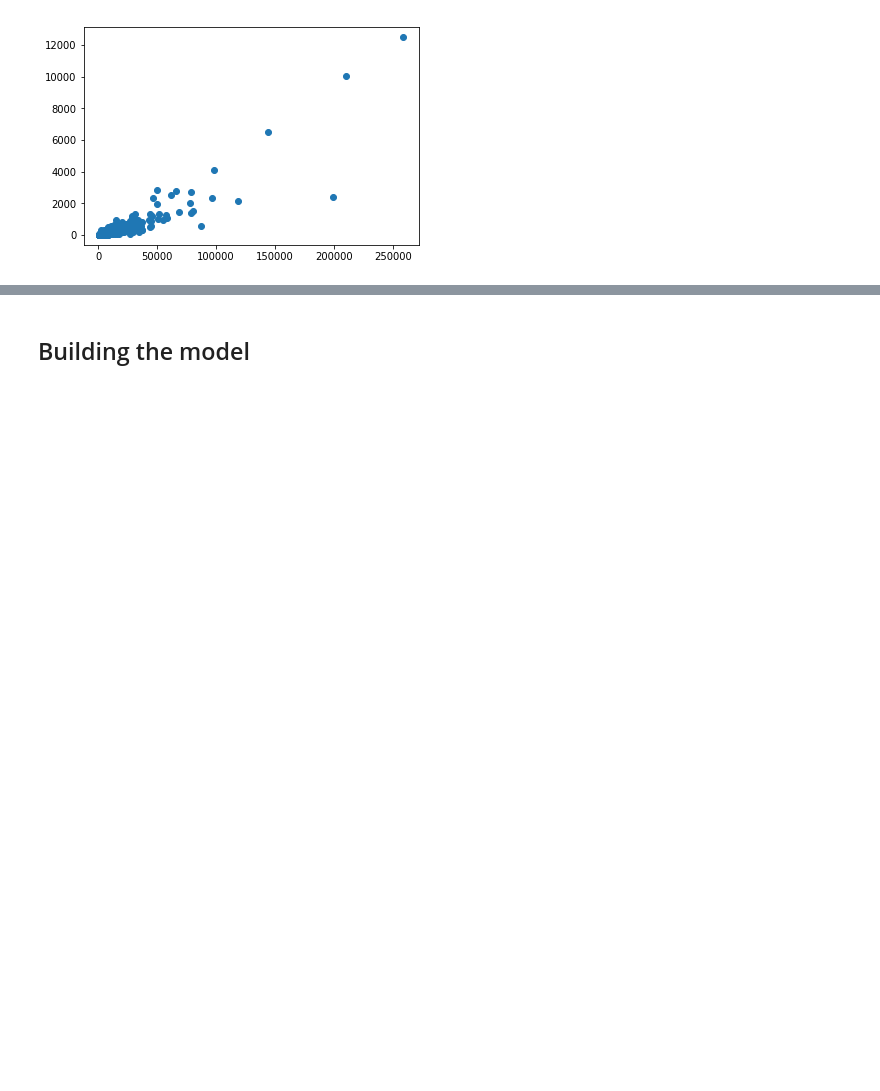
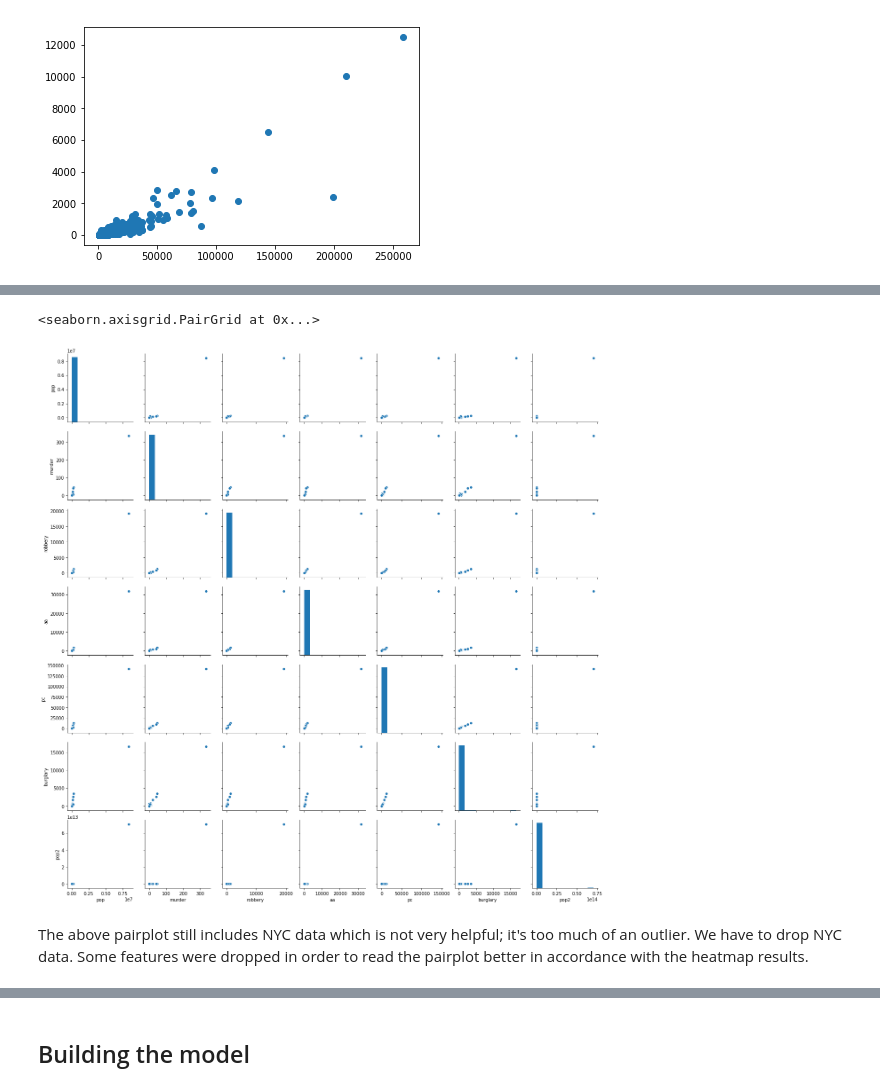
Before and after one commit to etterfred/Thinkful, a Jupyter notebook: 2.4.4 - Property crime prediction model.ipynb, the cells around one changed output, grey strips where cells are left out. Cells and saved outputs as stored; diff of their text form; code cells hidden in the pictures; blank space fills up the shorter version.

```diff
--- a/2.4.4 - Property crime prediction model.ipynb
+++ b/2.4.4 - Property crime prediction model.ipynb
@@ -162,0 +246,10 @@ This looks much better; more conducive to building an accurate model.
+# %%
+#converting string values to float and creating 'pop2' column which is pop squared
+
+df_ny_some["pop"] = [np.float(x) for x in df_ny_some["pop"]]
+df_ny_some["pop2"] = [np.float(x*x) for x in df_ny_some["pop"]]
+df_ny_some["murder"] = [np.float(x) for x in df_ny_some["murder"]]
+df_ny_some["robbery"] = [np.float(x) for x in df_ny_some["robbery"]]
+df_ny_some["aa"] = [np.float(x) for x in df_ny_some["aa"]]
+df_ny_some["pc"] = [np.float(x) for x in df_ny_some["pc"]]
+df_ny_some["burglary"] = [np.float(x) for x in df_ny_some["burglary"]]
@@ -162,0 +277,7 @@ This looks much better; more conducive to building an accurate model.
+# %%
+sns.pairplot(df_ny_some)
+# %% [output]
+<seaborn.axisgrid.PairGrid at 0x...>
+[figure, added]
+# %% [markdown]
+The above pairplot still includes NYC data which is not very helpful; it's too much of an outlier.  We have to drop NYC data.  Some features were dropped in order to read the pairplot better in accordance with the heatmap results.
```
Also changed, not shown: parts of 18 cells of this notebook.
